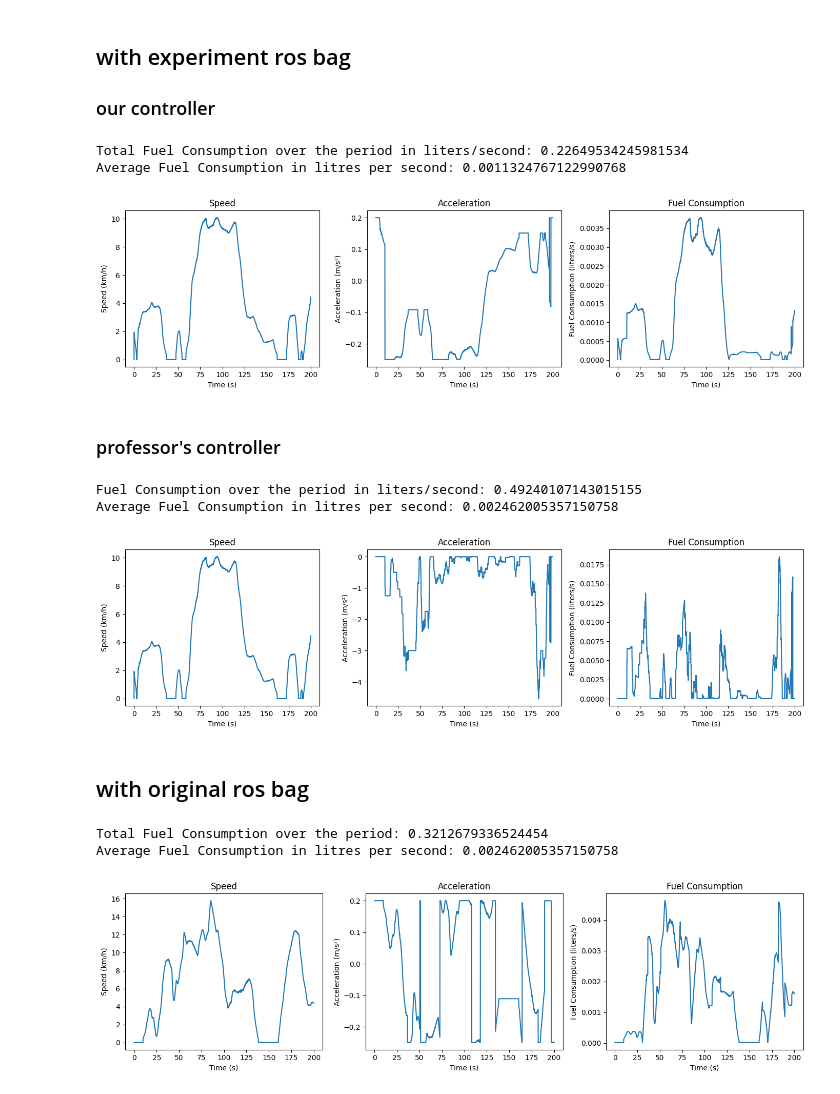
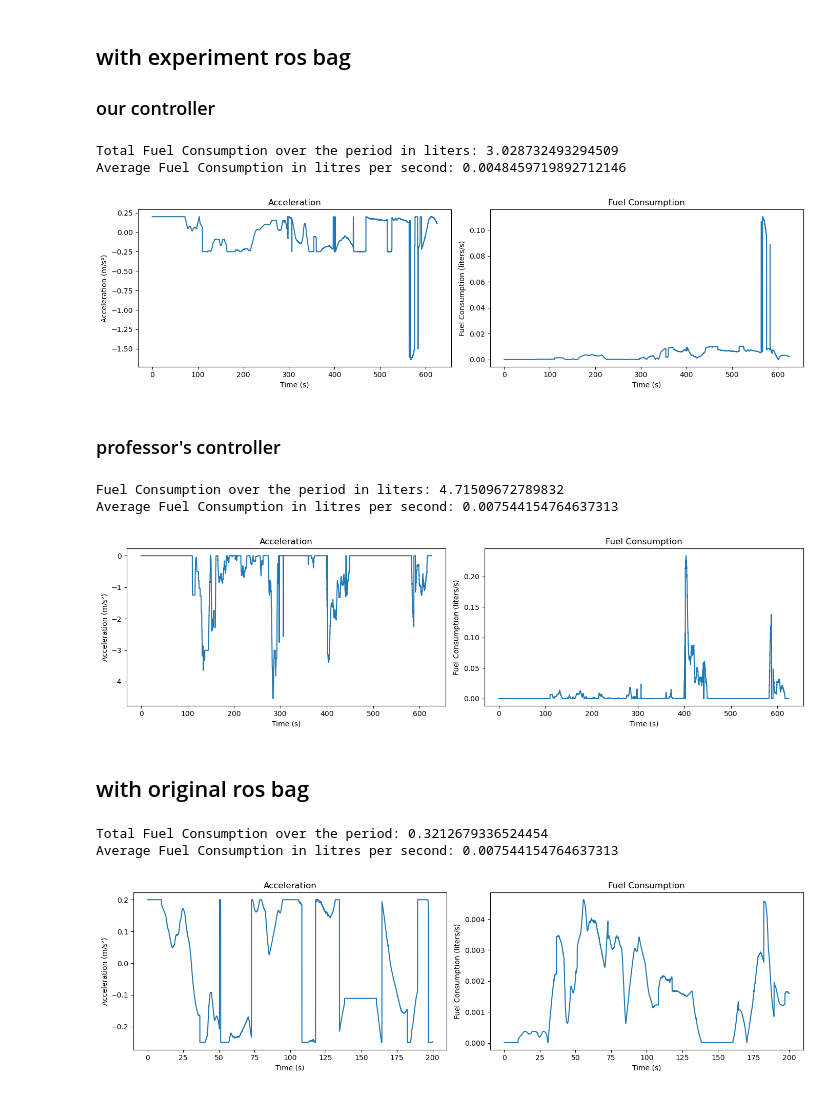
Before and after one commit to mmuk2002/fourWheelsUnitedController, a Jupyter notebook: cal_fuel.ipynb, the cells around one changed output. Saved outputs shown, nothing was run; the diff lists cells and outputs as text; code cells hidden in the pictures.

```diff
--- a/cal_fuel.ipynb
+++ b/cal_fuel.ipynb
@@ -5,7 +5,7 @@
 import pandas as pd
 import matplotlib.pyplot as plt
 
-file_path = '/Users/mmuk2/Downloads/DataCollected.xlsx'
+file_path = 'Data.xlsx'
 df = pd.read_excel(file_path)
 # Constants for R(t) calculation
 rho = 1.2256  # air density in kg/m^3
@@ -36,7 +36,7 @@ df['Interval_FC1'] = df['FC(t)1'] * df['time_interval1']
 
 total_fuel_consumption = df['Interval_FC1'].sum()
 
-print("Total Fuel Consumption over the period in liters/second:", total_fuel_consumption)
+print("Total Fuel Consumption over the period in liters:", total_fuel_consumption)
 
 # Calculate the total time covered in the dataset in seconds
 total_time = df['time_interval1'].sum()
@@ -46,23 +46,16 @@ average_fuel_consumption_per_second = total_fuel_consumption / total_time
 
 print("Average Fuel Consumption in litres per second:", average_fuel_consumption_per_second)
 
-# Speed vs Time
 plt.figure(figsize=(14, 4))
-plt.subplot(1, 3, 1)
-plt.plot(df['Time1'], df['vel_x1'])
-plt.title('Speed')
-plt.xlabel('Time (s)')
-plt.ylabel('Speed (km/h)')
-
+plt.subplot(1, 2, 1)
 # Acceleration vs Time
-plt.subplot(1, 3, 2)
 plt.plot(df['Time1'], df['our_cmd_accel1'])
 plt.title('Acceleration')
 plt.xlabel('Time (s)')
 plt.ylabel('Acceleration (m/s²)')
 
 # Fuel Consumption vs Time
-plt.subplot(1, 3, 3)
+plt.subplot(1, 2, 2)
 plt.plot(df['Time1'], df['FC(t)1'])
 plt.title('Fuel Consumption')
 plt.xlabel('Time (s)')
@@ -71,9 +64,9 @@ plt.ylabel('Fuel Consumption (liters/s)')
 plt.tight_layout()
 plt.show()
 # %% [output]
-Total Fuel Consumption over the period in liters/second: 0.22649534245981534
-Average Fuel Consumption in litres per second: 0.0011324767122990768
+Total Fuel Consumption over the period in liters: 3.028732493294509
+Average Fuel Consumption in litres per second: 0.0048459719892712146
-[figure, old version]
+[figure, new version]
 # %% [markdown]
 ### professor's controller
 # %%
@@ -91,7 +84,7 @@ total_fuel_consumption = df['Interval_FC2'].sum()
 # output_path = '/Users/geqinwen/Desktop/cal.xlsx'
 # df.to_excel(output_path, index=False)
 
-print("Fuel Consumption over the period in liters/second:", total_fuel_consumption)
+print("Total Fuel Consumption over the period in liters:", total_fuel_consumption)
 # Calculate the total time covered in the dataset in seconds
 total_time = df['time_interval1'].sum()
 
@@ -99,23 +92,17 @@ total_time = df['time_interval1'].sum()
 average_fuel_consumption_per_second = total_fuel_consumption / total_time
 
 print("Average Fuel Consumption in litres per second:", average_fuel_consumption_per_second)
-# Speed vs Time
+
 plt.figure(figsize=(14, 4))
-plt.subplot(1, 3, 1)
-plt.plot(df['Time1'], df['vel_x1'])
-plt.title('Speed')
-plt.xlabel('Time (s)')
-plt.ylabel('Speed (km/h)')
-
+plt.subplot(1, 2, 1)
 # Acceleration vs Time
-plt.subplot(1, 3, 2)
 plt.plot(df['Time1'], df['ex_cmd_accel1'])
 plt.title('Acceleration')
 plt.xlabel('Time (s)')
 plt.ylabel('Acceleration (m/s²)')
 
 # Fuel Consumption vs Time
-plt.subplot(1, 3, 3)
+plt.subplot(1, 2, 2)
 plt.plot(df['Time1'], df['FC(t)2'])
 plt.title('Fuel Consumption')
 plt.xlabel('Time (s)')
@@ -124,9 +111,9 @@ plt.ylabel('Fuel Consumption (liters/s)')
 plt.tight_layout()
 plt.show()
 # %% [output]
-Fuel Consumption over the period in liters/second: 0.49240107143015155
-Average Fuel Consumption in litres per second: 0.002462005357150758
+Fuel Consumption over the period in liters: 4.71509672789832
+Average Fuel Consumption in litres per second: 0.007544154764637313
-[figure, old version]
+[figure, new version]
 # %% [markdown]
 ## with original ros bag
 # %%
@@ -136,41 +123,35 @@ df['FC(t)3'] = alpha0 + alpha1 * df['P(t)3'] + alpha2 * df['P(t)3']**2
 
 df['time_interval3'] = df['Time2'].diff().fillna(0)
 
 df['Interval_FC3'] = df['FC(t)3'] * df['time_interval3']
 
 total_fuel_consumption = df['Interval_FC3'].sum()
 
 output_path = '/Users/geqinwen/Desktop/cal.xlsx'
 # df.to_excel(output_path, index=False)
 
 print("Total Fuel Consumption over the period:", total_fuel_consumption)
 
 print("Average Fuel Consumption in litres per second:", average_fuel_consumption_per_second)
-# Speed vs Time
+
 plt.figure(figsize=(14, 4))
-plt.subplot(1, 3, 1)
-plt.plot(df['Time1'], df['vel_x2'])
-plt.title('Speed')
-plt.xlabel('Time (s)')
-plt.ylabel('Speed (km/h)')
-
+plt.subplot(1, 2, 1)
 # Acceleration vs Time
-plt.subplot(1, 3, 2)
 plt.plot(df['Time1'], df['our_cmd_accel2'])
 plt.title('Acceleration')
 plt.xlabel('Time (s)')
 plt.ylabel('Acceleration (m/s²)')
 
 # Fuel Consumption vs Time
-plt.subplot(1, 3, 3)
+plt.subplot(1, 2, 2)
 plt.plot(df['Time1'], df['FC(t)3'])
 plt.title('Fuel Consumption')
 plt.xlabel('Time (s)')
 plt.ylabel('Fuel Consumption (liters/s)')
 
 plt.tight_layout()
 plt.show()
 # %% [output]
 Total Fuel Consumption over the period: 0.3212679336524454
-Average Fuel Consumption in litres per second: 0.002462005357150758
+Average Fuel Consumption in litres per second: 0.007544154764637313
-[figure, old version]
+[figure, new version]
```
